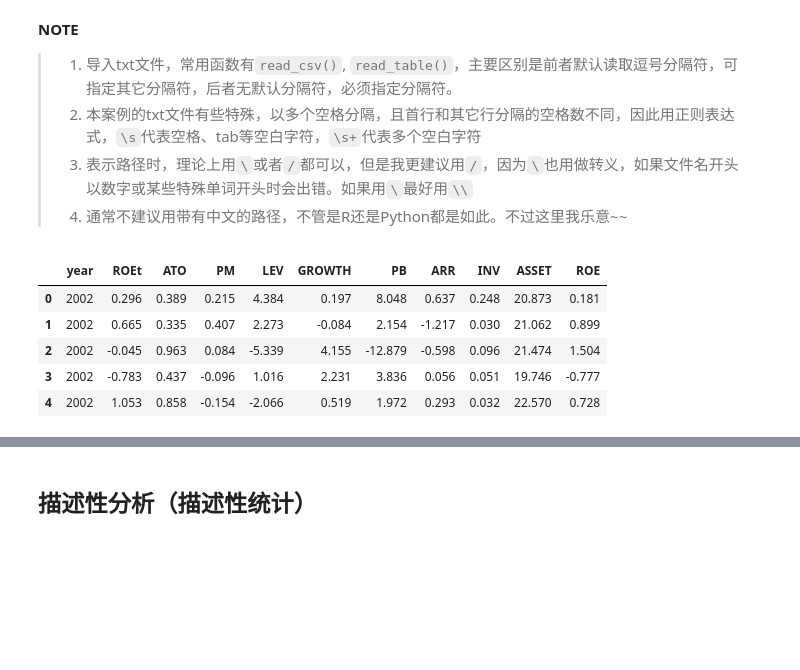
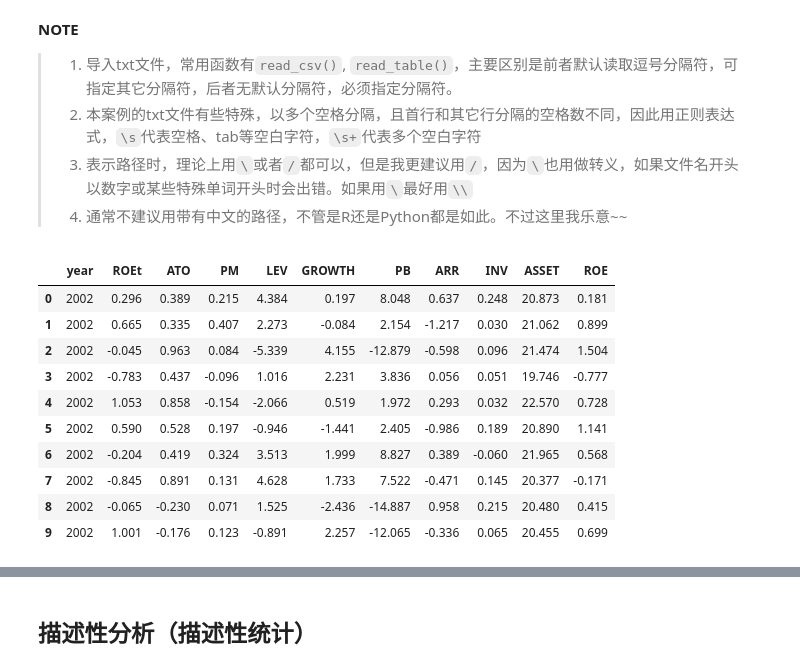
Before and after one commit to git-wy/SimplePython, a Jupyter notebook: Chapter 1 从R到Python/CH 1_1 线性回归/CH 1_1 code.ipynb, the cells around one changed output, grey strips where cells are left out. Drawn from its saved outputs; the diff is of its cells as text; code cells hidden in the pictures; blank space fills up the shorter version.

Commit message:
update NOTEs

```diff
--- a/Chapter 1 从R到Python/CH 1_1 线性回归/CH 1_1 code.ipynb
+++ b/Chapter 1 从R到Python/CH 1_1 线性回归/CH 1_1 code.ipynb
@@ -27,7 +27,7 @@ from statsmodels.stats.outliers_influence import variance_inflation_factor   #
 ## 导入数据
 # %%
 # 导入数据之导入txt文件  # NOTE
-data = pd.read_csv('E:\Data Mining\LearningPython\Chapter 1 从R到Python\CH 1_1 线性回归\CH 1_1 data.txt', sep = '\s+') # NOTE
+data = pd.read_csv('E:\Data Mining\SimplePython\Chapter 1 从R到Python\CH 1_1 线性回归\CH 1_1 data.txt', sep = '\s+') # NOTE
 # %% [markdown]
 **NOTE**
 >1. 导入txt文件，常用函数有`read_csv()`, `read_table()`，主要区别是前者默认读取逗号分隔符，可指定其它分隔符，后者无默认分隔符，必须指定分隔符。
@@ -35,12 +35,17 @@ data = pd.read_csv('E:\Data Mining\LearningPython\Chapter 1 从R到Python\CH 1_1
 >3. 表示路径时，理论上用`\`或者`/`都可以，但是我更建议用`/`，因为`\`也用做转义，如果文件名开头以数字或某些特殊单词开头时会出错。如果用`\`最好用`\\`
 >4. 通常不建议用带有中文的路径，不管是R还是Python都是如此。不过这里我乐意~~
 # %%
-# 查看数据前10行
-data.head(5)
+# 查看数据前10行。NOTE
+data.head(10)
 # %% [output]
 |  | year | ROEt | ATO | PM | LEV | GROWTH | PB | ARR | INV | ASSET | ROE |
 | 0 | 2002 | 0.296 | 0.389 | 0.215 | 4.384 | 0.197 | 8.048 | 0.637 | 0.248 | 20.873 | 0.181 |
 | 1 | 2002 | 0.665 | 0.335 | 0.407 | 2.273 | -0.084 | 2.154 | -1.217 | 0.030 | 21.062 | 0.899 |
 | 2 | 2002 | -0.045 | 0.963 | 0.084 | -5.339 | 4.155 | -12.879 | -0.598 | 0.096 | 21.474 | 1.504 |
 | 3 | 2002 | -0.783 | 0.437 | -0.096 | 1.016 | 2.231 | 3.836 | 0.056 | 0.051 | 19.746 | -0.777 |
 | 4 | 2002 | 1.053 | 0.858 | -0.154 | -2.066 | 0.519 | 1.972 | 0.293 | 0.032 | 22.570 | 0.728 |
+| 5 | 2002 | 0.590 | 0.528 | 0.197 | -0.946 | -1.441 | 2.405 | -0.986 | 0.189 | 20.890 | 1.141 |
+| 6 | 2002 | -0.204 | 0.419 | 0.324 | 3.513 | 1.999 | 8.827 | 0.389 | -0.060 | 21.965 | 0.568 |
+| 7 | 2002 | -0.845 | 0.891 | 0.131 | 4.628 | 1.733 | 7.522 | -0.471 | 0.145 | 20.377 | -0.171 |
+| 8 | 2002 | -0.065 | -0.230 | 0.071 | 1.525 | -2.436 | -14.887 | 0.958 | 0.215 | 20.480 | 0.415 |
+| 9 | 2002 | 1.001 | -0.176 | 0.123 | -0.891 | 2.257 | -12.065 | -0.336 | 0.065 | 20.455 | 0.699 |
```
Also changed, not shown: parts of 21 cells of this notebook.
